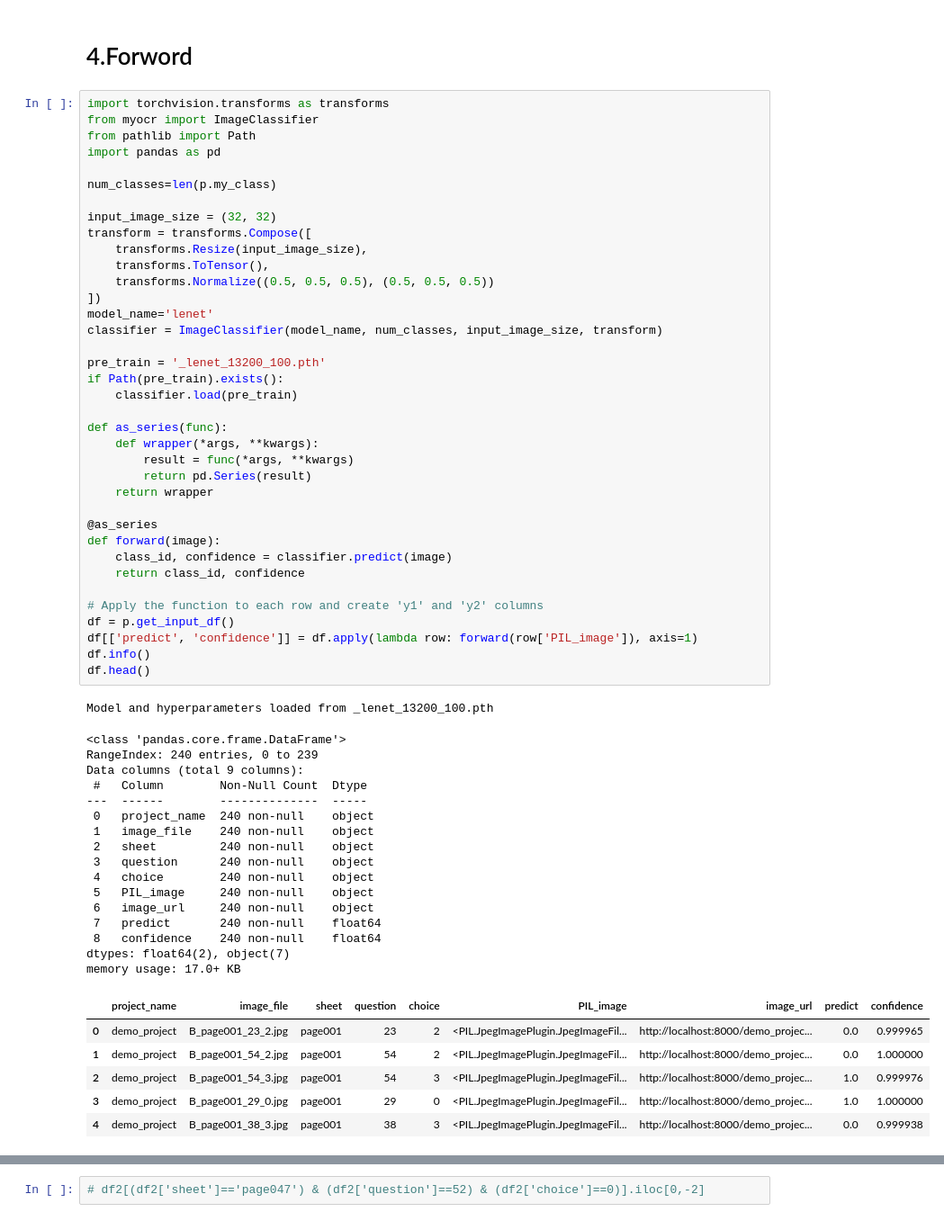
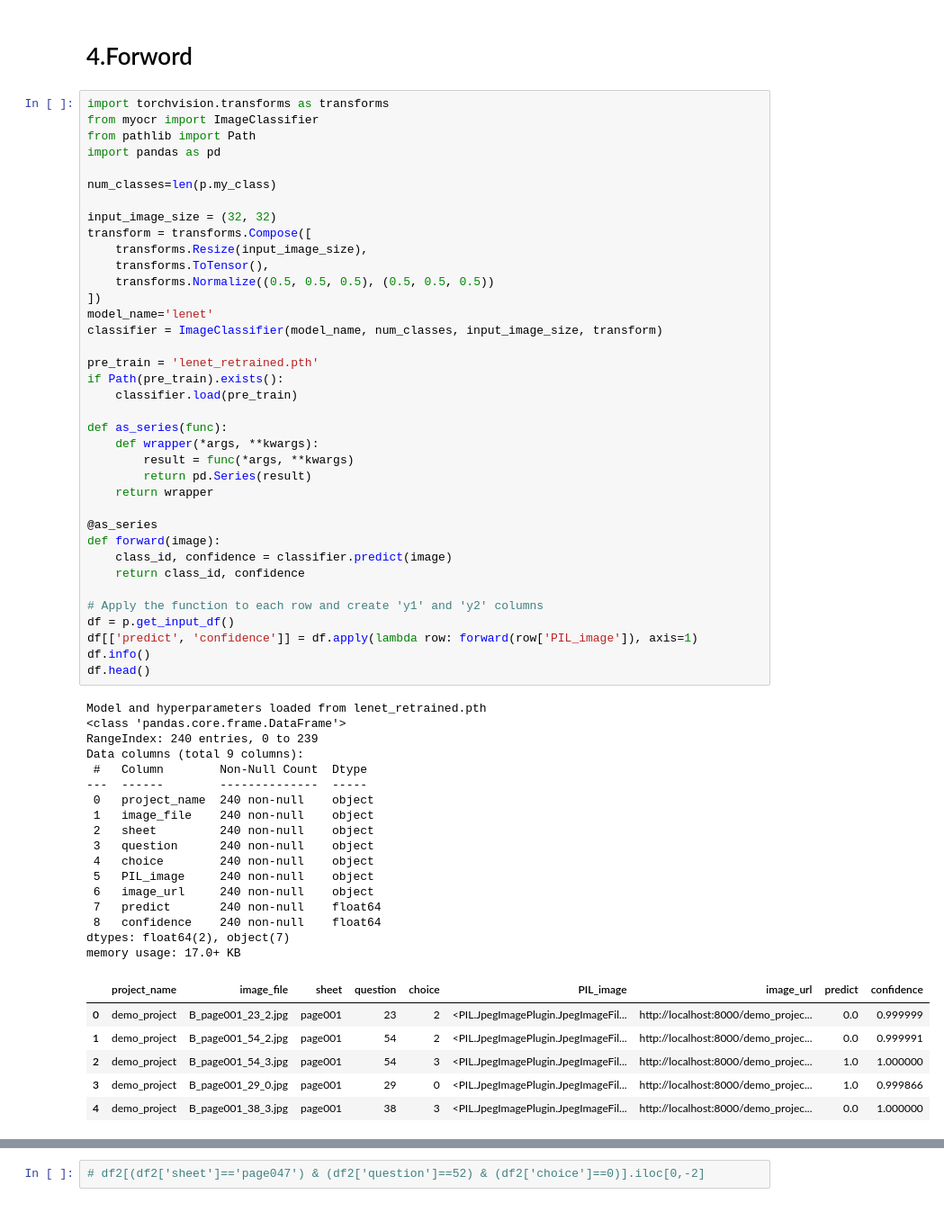
Before and after one commit to wasit7/myocr, a Jupyter notebook: notebooks/demo.ipynb, the cells around one changed output, grey strips where cells are left out. Shown at 90% size. Cells and saved outputs as stored; diff of their text form.

```diff
--- a/notebooks/demo.ipynb
+++ b/notebooks/demo.ipynb
@@ -150,56 +177,56 @@ num_classes=len(p.my_class)
 input_image_size = (32, 32)
 transform = transforms.Compose([
     transforms.Resize(input_image_size),
     transforms.ToTensor(),
     transforms.Normalize((0.5, 0.5, 0.5), (0.5, 0.5, 0.5))
 ])
 model_name='lenet'
 classifier = ImageClassifier(model_name, num_classes, input_image_size, transform)
 
-pre_train = '_lenet_13200_100.pth'
+pre_train = 'lenet_retrained.pth'
 if Path(pre_train).exists():
     classifier.load(pre_train)
 
 def as_series(func):
     def wrapper(*args, **kwargs):
         result = func(*args, **kwargs)
         return pd.Series(result)
     return wrapper
 
 @as_series
 def forward(image):
     class_id, confidence = classifier.predict(image)
     return class_id, confidence
 
 # Apply the function to each row and create 'y1' and 'y2' columns
 df = p.get_input_df()
 df[['predict', 'confidence']] = df.apply(lambda row: forward(row['PIL_image']), axis=1)
 df.info()
 df.head()
 # %% [output]
-Model and hyperparameters loaded from _lenet_13200_100.pth
+Model and hyperparameters loaded from lenet_retrained.pth
+<class 'pandas.core.frame.DataFrame'>
+RangeIndex: 240 entries, 0 to 239
+Data columns (total 9 columns):
+ #   Column        Non-Null Count  Dtype
+---  ------        --------------  -----
+ 0   project_name  240 non-null    object
+ 1   image_file    240 non-null    object
+ 2   sheet         240 non-null    object
+ 3   question      240 non-null    object
+ 4   choice        240 non-null    object
+ 5   PIL_image     240 non-null    object
+ 6   image_url     240 non-null    object
+ 7   predict       240 non-null    float64
+ 8   confidence    240 non-null    float64
+dtypes: float64(2), object(7)
+memory usage: 17.0+ KB
-<class 'pandas.core.frame.DataFrame'>
-RangeIndex: 240 entries, 0 to 239
-Data columns (total 9 columns):
- #   Column        Non-Null Count  Dtype
----  ------        --------------  -----
- 0   project_name  240 non-null    object
- 1   image_file    240 non-null    object
- 2   sheet         240 non-null    object
- 3   question      240 non-null    object
- 4   choice        240 non-null    object
- 5   PIL_image     240 non-null    object
- 6   image_url     240 non-null    object
- 7   predict       240 non-null    float64
- 8   confidence    240 non-null    float64
-dtypes: float64(2), object(7)
-memory usage: 17.0+ KB
 |  | project_name | image_file | sheet | question | choice | PIL_image | image_url | predict | confidence |
-| 0 | demo_project | B_page001_23_2.jpg | page001 | 23 | 2 | <PIL.JpegImagePlugin.JpegImageFil... | http://localhost:8000/demo_projec... | 0.0 | 0.999965 |
-| 1 | demo_project | B_page001_54_2.jpg | page001 | 54 | 2 | <PIL.JpegImagePlugin.JpegImageFil... | http://localhost:8000/demo_projec... | 0.0 | 1.000000 |
-| 2 | demo_project | B_page001_54_3.jpg | page001 | 54 | 3 | <PIL.JpegImagePlugin.JpegImageFil... | http://localhost:8000/demo_projec... | 1.0 | 0.999976 |
-| 3 | demo_project | B_page001_29_0.jpg | page001 | 29 | 0 | <PIL.JpegImagePlugin.JpegImageFil... | http://localhost:8000/demo_projec... | 1.0 | 1.000000 |
-| 4 | demo_project | B_page001_38_3.jpg | page001 | 38 | 3 | <PIL.JpegImagePlugin.JpegImageFil... | http://localhost:8000/demo_projec... | 0.0 | 0.999938 |
+| 0 | demo_project | B_page001_23_2.jpg | page001 | 23 | 2 | <PIL.JpegImagePlugin.JpegImageFil... | http://localhost:8000/demo_projec... | 0.0 | 0.999999 |
+| 1 | demo_project | B_page001_54_2.jpg | page001 | 54 | 2 | <PIL.JpegImagePlugin.JpegImageFil... | http://localhost:8000/demo_projec... | 0.0 | 0.999991 |
+| 2 | demo_project | B_page001_54_3.jpg | page001 | 54 | 3 | <PIL.JpegImagePlugin.JpegImageFil... | http://localhost:8000/demo_projec... | 1.0 | 1.000000 |
+| 3 | demo_project | B_page001_29_0.jpg | page001 | 29 | 0 | <PIL.JpegImagePlugin.JpegImageFil... | http://localhost:8000/demo_projec... | 1.0 | 0.999866 |
+| 4 | demo_project | B_page001_38_3.jpg | page001 | 38 | 3 | <PIL.JpegImagePlugin.JpegImageFil... | http://localhost:8000/demo_projec... | 0.0 | 1.000000 |
 # %%
 df2=df[['sheet','question','choice','predict','confidence']].copy()
 df2=df2.astype({'question':'int64'})
```
Also changed, not shown: parts of 11 cells of this notebook, 2 other files.
